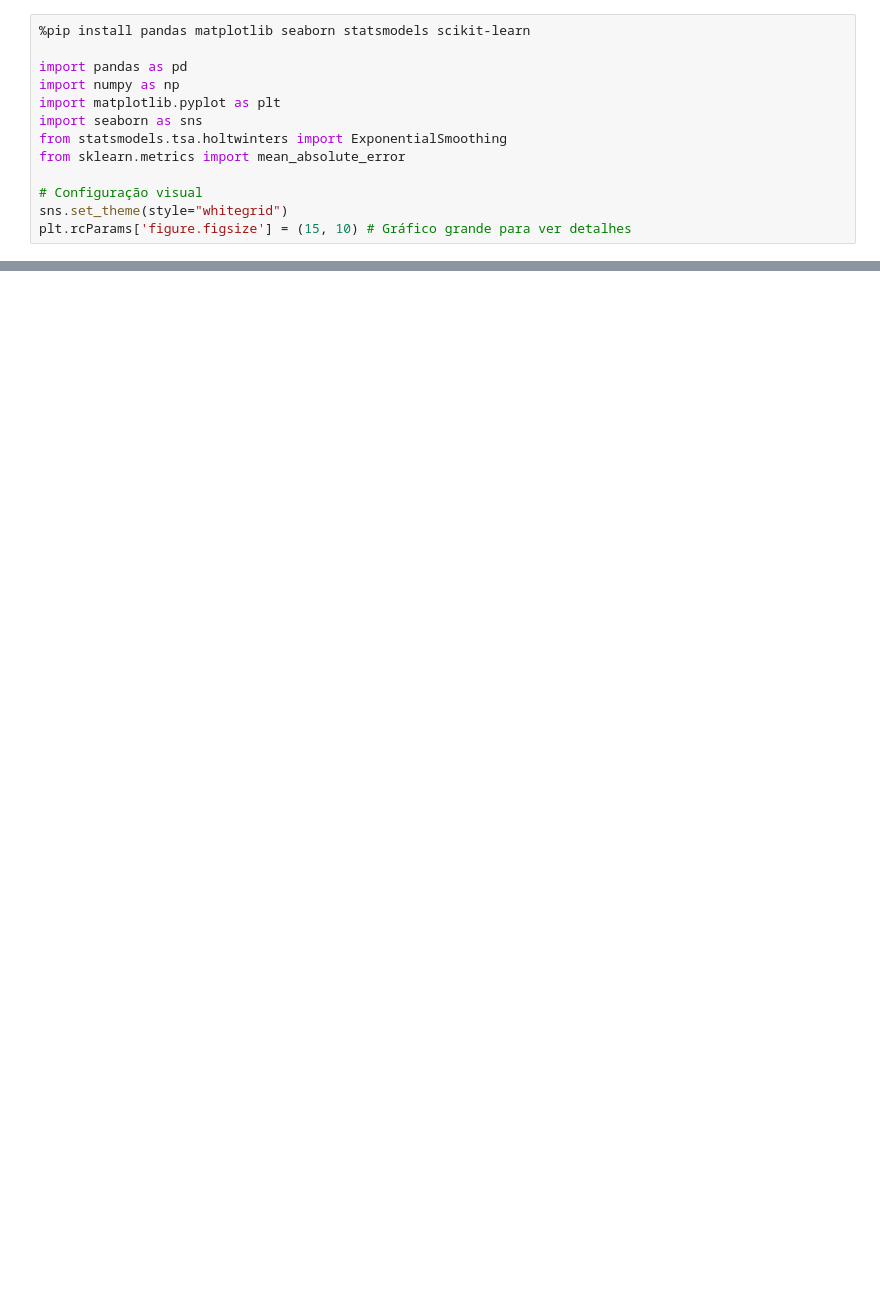
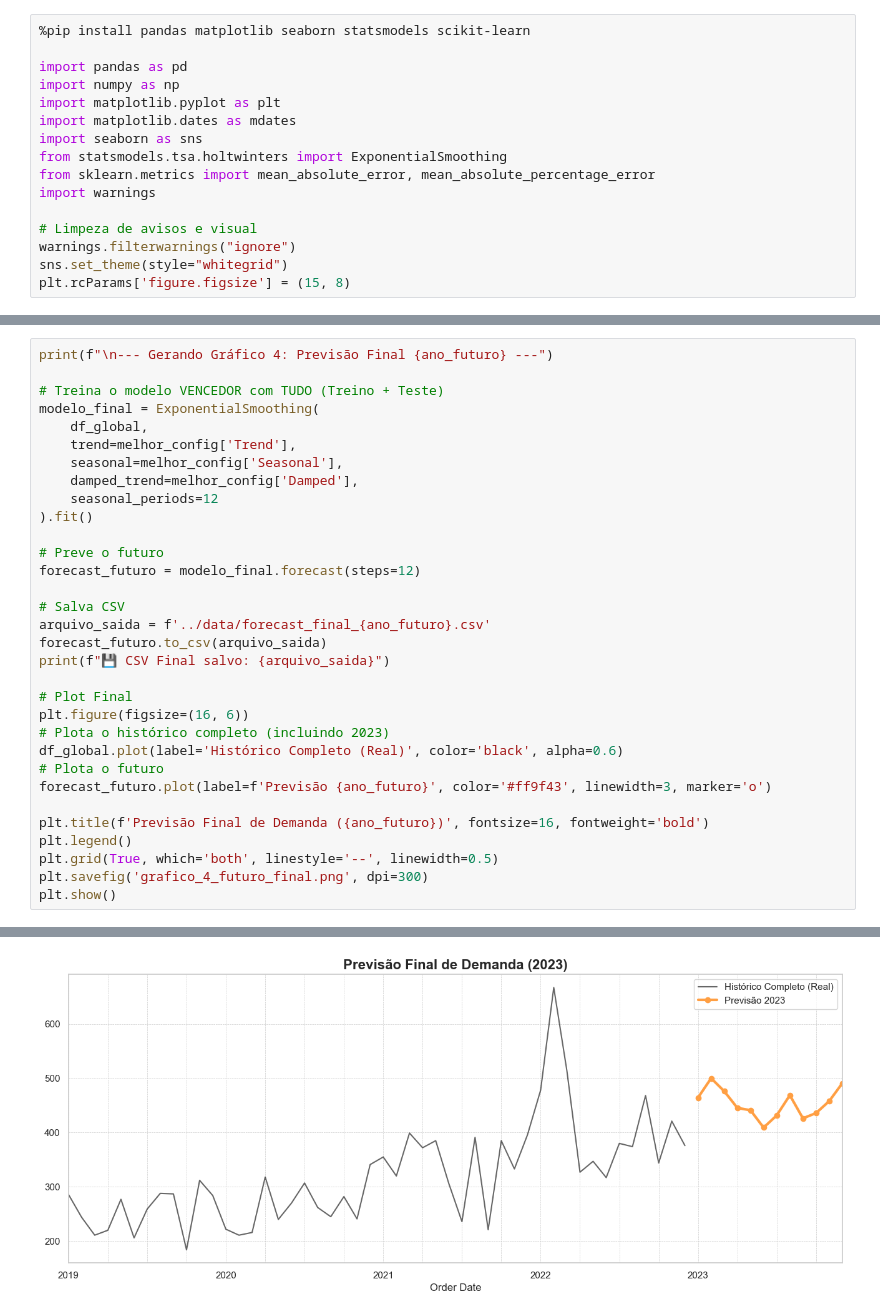
Before and after one commit to pedropaivasanrj-alt/Forecasting-de-Vendas, a Jupyter notebook: notebooks/3.0-modelagem.ipynb, the cells around one changed output, grey strips where cells are left out. Saved outputs shown, nothing was run; the diff lists cells and outputs as text; blank space fills up the shorter version.

Commit message:
Finalização

```diff
--- a/notebooks/3.0-modelagem.ipynb
+++ b/notebooks/3.0-modelagem.ipynb
@@ -4,13 +4,16 @@
 import pandas as pd
 import numpy as np
 import matplotlib.pyplot as plt
+import matplotlib.dates as mdates
 import seaborn as sns
 from statsmodels.tsa.holtwinters import ExponentialSmoothing
-from sklearn.metrics import mean_absolute_error
+from sklearn.metrics import mean_absolute_error, mean_absolute_percentage_error
+import warnings
 
-# Configuração visual
+# Limpeza de avisos e visual
+warnings.filterwarnings("ignore")
 sns.set_theme(style="whitegrid")
-plt.rcParams['figure.figsize'] = (15, 10) # Gráfico grande para ver detalhes
+plt.rcParams['figure.figsize'] = (15, 8)
 # %% [output]
 Requirement already satisfied: pandas in c:\users\pedro\appdata\local\programs\python\python313\lib\site-packages (2.3.3)
 Requirement already satisfied: matplotlib in c:\users\pedro\appdata\local\programs\python\python313\lib\site-packages (3.10.8)
@@ -116,0 +211,33 @@ Região South: Vende em média 51 produtos/mês
+# %%
+print(f"\n--- Gerando Gráfico 4: Previsão Final {ano_futuro} ---")
+
+# Treina o modelo VENCEDOR com TUDO (Treino + Teste)
+modelo_final = ExponentialSmoothing(
+    df_global,
+    trend=melhor_config['Trend'],
+    seasonal=melhor_config['Seasonal'],
+    damped_trend=melhor_config['Damped'],
+    seasonal_periods=12
+).fit()
+
+# Preve o futuro
+forecast_futuro = modelo_final.forecast(steps=12)
+
+# Salva CSV
+arquivo_saida = f'../data/forecast_final_{ano_futuro}.csv'
+forecast_futuro.to_csv(arquivo_saida)
+print(f"💾 CSV Final salvo: {arquivo_saida}")
+
+# Plot Final
+plt.figure(figsize=(16, 6))
+# Plota o histórico completo (incluindo 2023)
+df_global.plot(label='Histórico Completo (Real)', color='black', alpha=0.6)
+# Plota o futuro
+forecast_futuro.plot(label=f'Previsão {ano_futuro}', color='#ff9f43', linewidth=3, marker='o')
+
+plt.title(f'Previsão Final de Demanda ({ano_futuro})', fontsize=16, fontweight='bold')
+plt.legend()
+plt.grid(True, which='both', linestyle='--', linewidth=0.5)
+plt.savefig('grafico_4_futuro_final.png', dpi=300)
+plt.show()
+# %% [output]
@@ -116,0 +246 @@ Região South: Vende em média 51 produtos/mês
+[figure, added]
```
Also changed, not shown: parts of 8 cells of this notebook, 8 other files.
